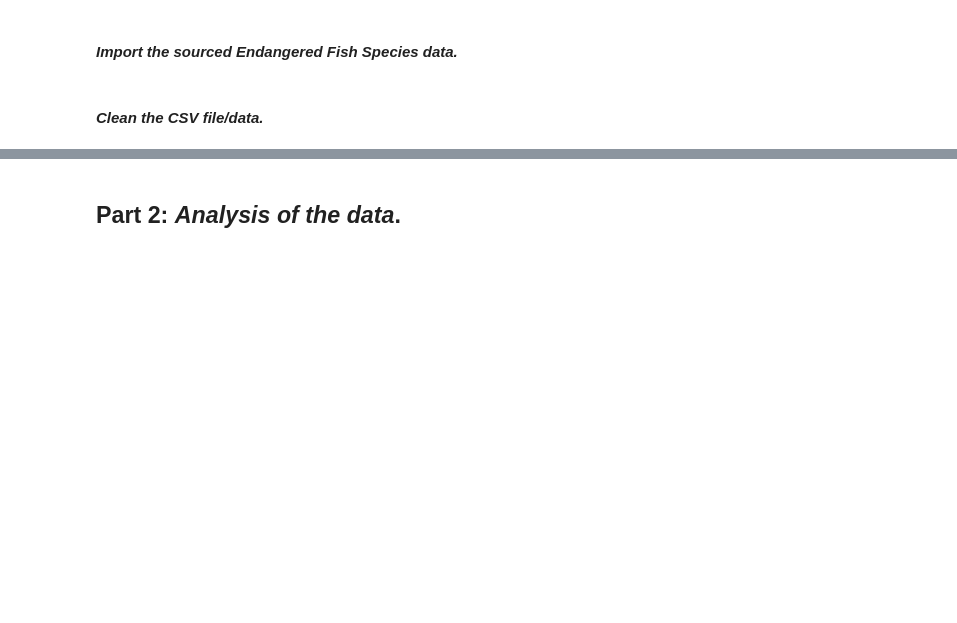
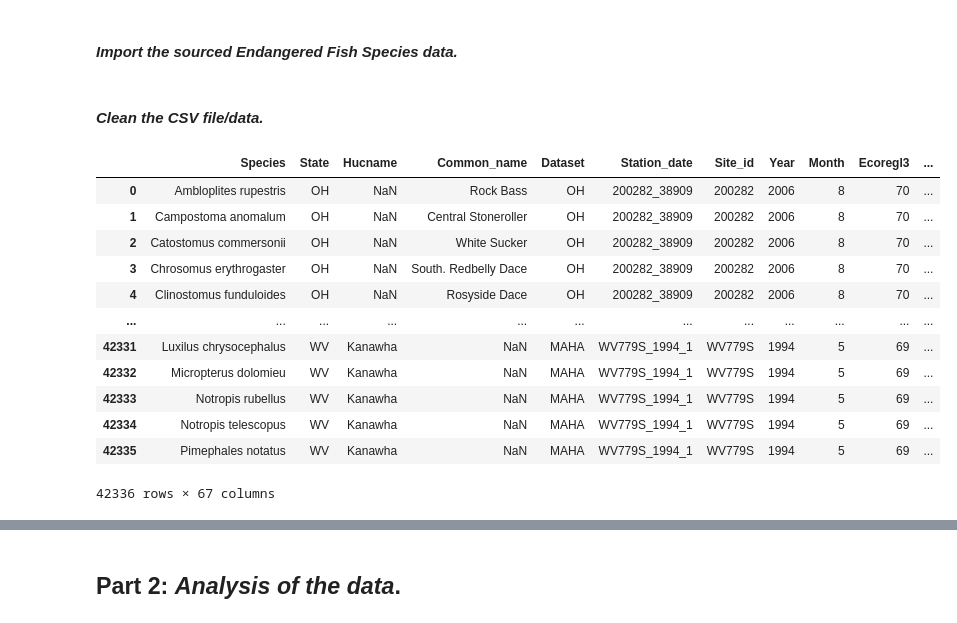
Before and after one commit to rjbaicich/Capstone-Project-2, a Jupyter notebook: Capstone_2_notebook.ipynb, the cells around one changed output, grey strips where cells are left out. Saved outputs shown, nothing was run; the diff lists cells and outputs as text; code cells hidden in the pictures; blank space fills up the shorter version.

```diff
--- a/Capstone_2_notebook.ipynb
+++ b/Capstone_2_notebook.ipynb
@@ -18,11 +18,26 @@ import matplotlib.pyplot as plt
 # %% [markdown]
 #### *Import the sourced Endangered Fish Species data.*
 # %%
-data = pd.read_csv('C:\Users\RedneckRandy\Documents\GitHub\Capstone-Project-2\Combined_Less.csv')
+df = pd.read_csv(r'C:\Users\RedneckRandy\Documents\GitHub\Capstone-Project-2\Combined_Less.csv')
 # %% [markdown]
 #### *Clean the CSV file/data.*
 # %%
 # Capitalize all columns
-data.columns = [col.capitalize().strip() for col in data.columns]
+df.columns = [col.capitalize().strip() for col in df.columns]
+df
+# %% [output]
+|  | Species | State | Hucname | Common_name | Dataset | Station_date | Site_id | Year | Month | Ecoregl3 | ... |
+| 0 | Ambloplites rupestris | OH | NaN | Rock Bass | OH | 200282_38909 | 200282 | 2006 | 8 | 70 | ... |
+| 1 | Campostoma anomalum | OH | NaN | Central Stoneroller | OH | 200282_38909 | 200282 | 2006 | 8 | 70 | ... |
+| 2 | Catostomus commersonii | OH | NaN | White Sucker | OH | 200282_38909 | 200282 | 2006 | 8 | 70 | ... |
+| 3 | Chrosomus erythrogaster | OH | NaN | South. Redbelly Dace | OH | 200282_38909 | 200282 | 2006 | 8 | 70 | ... |
+| 4 | Clinostomus funduloides | OH | NaN | Rosyside Dace | OH | 200282_38909 | 200282 | 2006 | 8 | 70 | ... |
+| ... | ... | ... | ... | ... | ... | ... | ... | ... | ... | ... | ... |
+| 42331 | Luxilus chrysocephalus | WV | Kanawha | NaN | MAHA | WV779S_1994_1 | WV779S | 1994 | 5 | 69 | ... |
+| 42332 | Micropterus dolomieu | WV | Kanawha | NaN | MAHA | WV779S_1994_1 | WV779S | 1994 | 5 | 69 | ... |
+| 42333 | Notropis rubellus | WV | Kanawha | NaN | MAHA | WV779S_1994_1 | WV779S | 1994 | 5 | 69 | ... |
+| 42334 | Notropis telescopus | WV | Kanawha | NaN | MAHA | WV779S_1994_1 | WV779S | 1994 | 5 | 69 | ... |
+| 42335 | Pimephales notatus | WV | Kanawha | NaN | MAHA | WV779S_1994_1 | WV779S | 1994 | 5 | 69 | ... |
+42336 rows × 67 columns
 # %%
 # Remove extra space in column names
```
Also changed, not shown: parts of 19 cells of this notebook, 6 other files.
